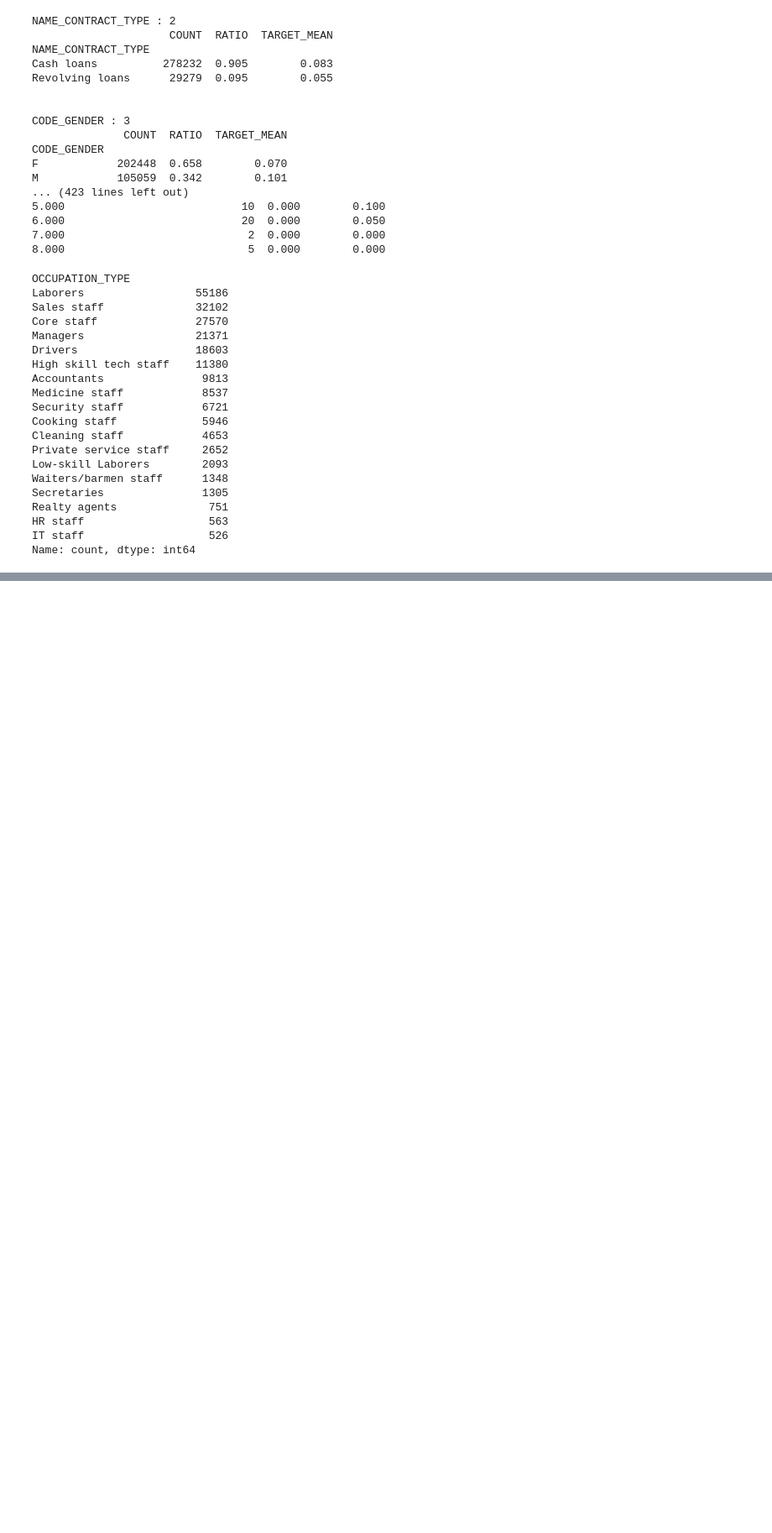
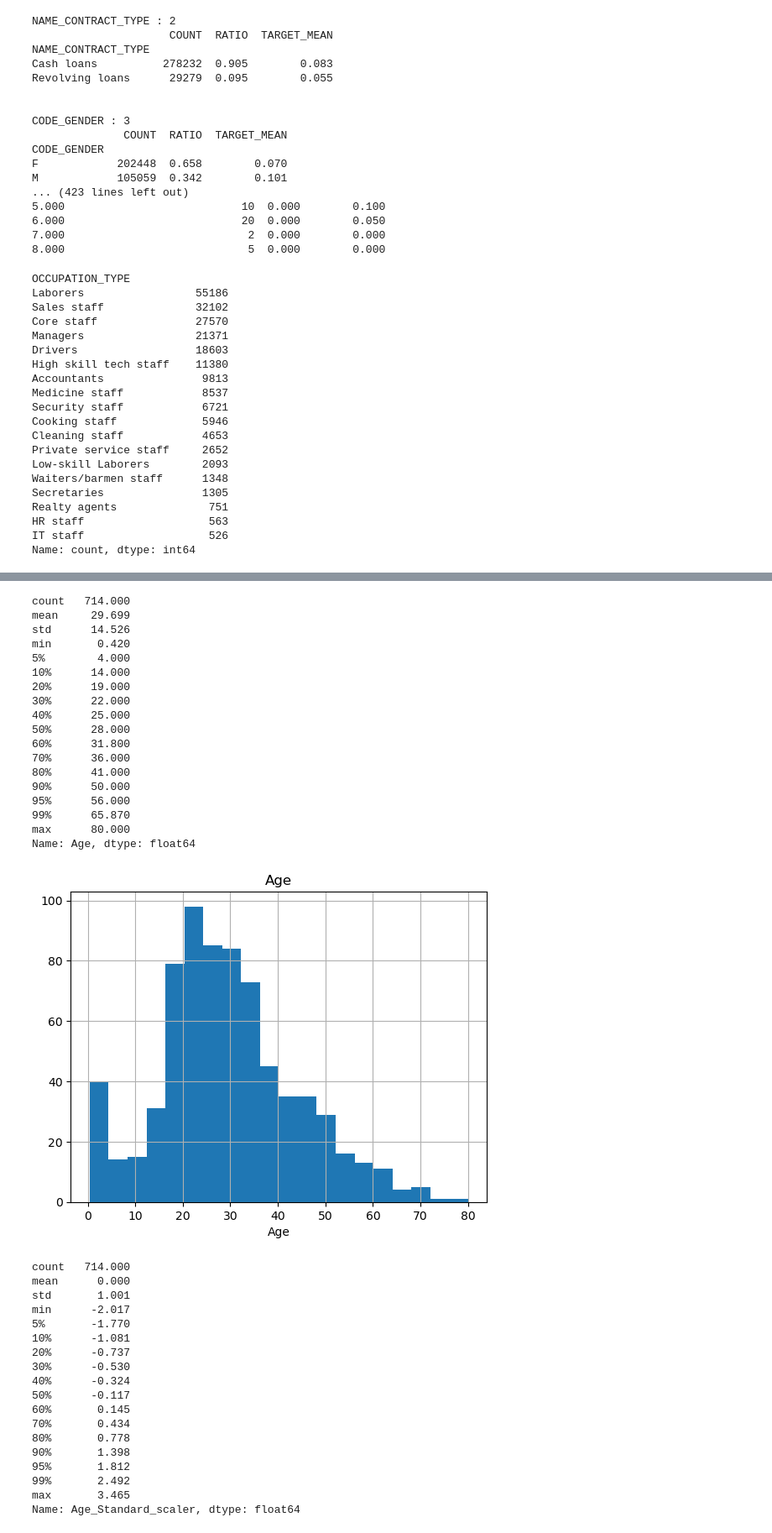
Before and after one commit to zaferavci1/Feature-Engineering, a Jupyter notebook: Future-engineering-1.ipynb, the cells around one changed output, grey strips where cells are left out. Shown at 84% size. Drawn from its saved outputs; the diff is of its cells as text; code cells hidden in the pictures; blank space fills up the shorter version.

```diff
--- a/Future-engineering-1.ipynb
+++ b/Future-engineering-1.ipynb
@@ -1332,0 +1383,5 @@ Name: count, dtype: int64
+# %%
+mms = MinMaxScaler()
+# %%
+df["Age_minmax_scaler"] = mms.fit_transform(df[["Age"]])
+df.head()
@@ -1332,0 +1395,53 @@ Name: count, dtype: int64
+# %%
+age_cols = [col for col in df.columns if "Age" in col]
+# %%
+def num_summary(dataframe, numerical_col, plot=False):
+    quantiles = [0.05, 0.10, 0.20, 0.30, 0.40, 0.50, 0.60, 0.70, 0.80, 0.90, 0.95, 0.99]
+    print(dataframe[numerical_col].describe(quantiles).T)
+
+    if plot:
+        dataframe[numerical_col].hist(bins=20)
+        plt.xlabel(numerical_col)
+        plt.title(numerical_col)
+        plt.show(block=True)
+# %%
+for col in age_cols:
+    num_summary(df, col, plot=True)
+# %% [output]
+count   714.000
+mean     29.699
+std      14.526
+min       0.420
+5%        4.000
+10%      14.000
+20%      19.000
+30%      22.000
+40%      25.000
+50%      28.000
+60%      31.800
+70%      36.000
+80%      41.000
+90%      50.000
+95%      56.000
+99%      65.870
+max      80.000
+Name: Age, dtype: float64
+[figure, added]
+count   714.000
+mean      0.000
+std       1.001
+min      -2.017
+5%       -1.770
+10%      -1.081
+20%      -0.737
+30%      -0.530
+40%      -0.324
+50%      -0.117
+60%       0.145
+70%       0.434
+80%       0.778
+90%       1.398
+95%       1.812
+99%       2.492
+max       3.465
+Name: Age_Standard_scaler, dtype: float64
```
Also changed, not shown: parts of 86 cells of this notebook, 6 other files.
